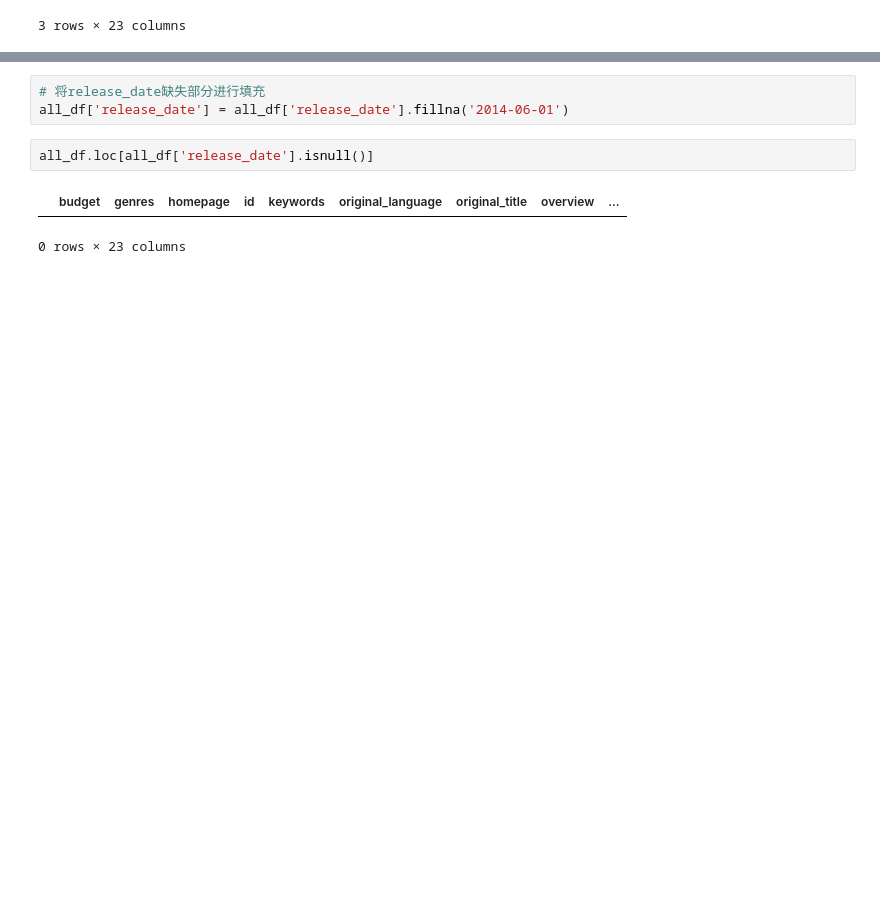
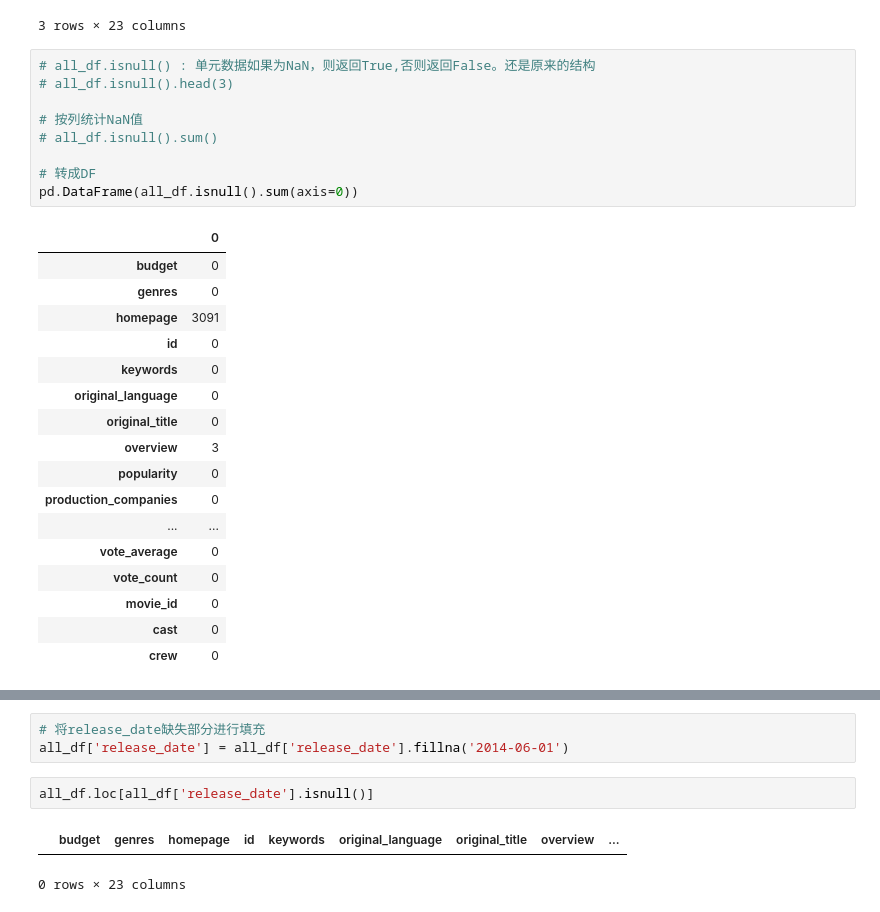
Before and after one commit to longxiangfu/python_learn, a Jupyter notebook: python/data_resolver/film/film_data_resolver.ipynb, the cells around one changed output, grey strips where cells are left out. Cells and saved outputs as stored; diff of their text form; blank space fills up the shorter version.

```diff
--- a/python/data_resolver/film/film_data_resolver.ipynb
+++ b/python/data_resolver/film/film_data_resolver.ipynb
@@ -153,5 +177,32 @@ all_df.head(3)
 | 1 | 300000000 | ['Adventure', 'Fantasy', 'Action'] | http://disney.go.com/disneypictur... | 285 | ['ocean', 'drug abuse', 'exotic i... | en | Pirates of the Caribbean: At Worl... | Captain Barbossa, long believed t... | ... |
 | 2 | 245000000 | ['Action', 'Adventure', 'Crime'] | http://www.sonypictures.com/movie... | 206647 | ['spy', 'based on novel', 'secret... | en | Spectre | A cryptic message from Bond’s pas... | ... |
 3 rows × 23 columns
+# %%
+# all_df.isnull() : 单元数据如果为NaN，则返回True,否则返回False。还是原来的结构
+# all_df.isnull().head(3)
+
+# 按列统计NaN值
+# all_df.isnull().sum()
+
+# 转成DF
+pd.DataFrame(all_df.isnull().sum(axis=0))
+# %% [output]
+|  | 0 |
+| budget | 0 |
+| genres | 0 |
+| homepage | 3091 |
+| id | 0 |
+| keywords | 0 |
+| original_language | 0 |
+| original_title | 0 |
+| overview | 3 |
+| popularity | 0 |
+| production_companies | 0 |
+| ... | ... |
+| vote_average | 0 |
+| vote_count | 0 |
+| movie_id | 0 |
+| cast | 0 |
+| crew | 0 |
 # %%
 # 查看数据缺失
```
Also changed, not shown: parts of 36 cells of this notebook, 2 other files.
